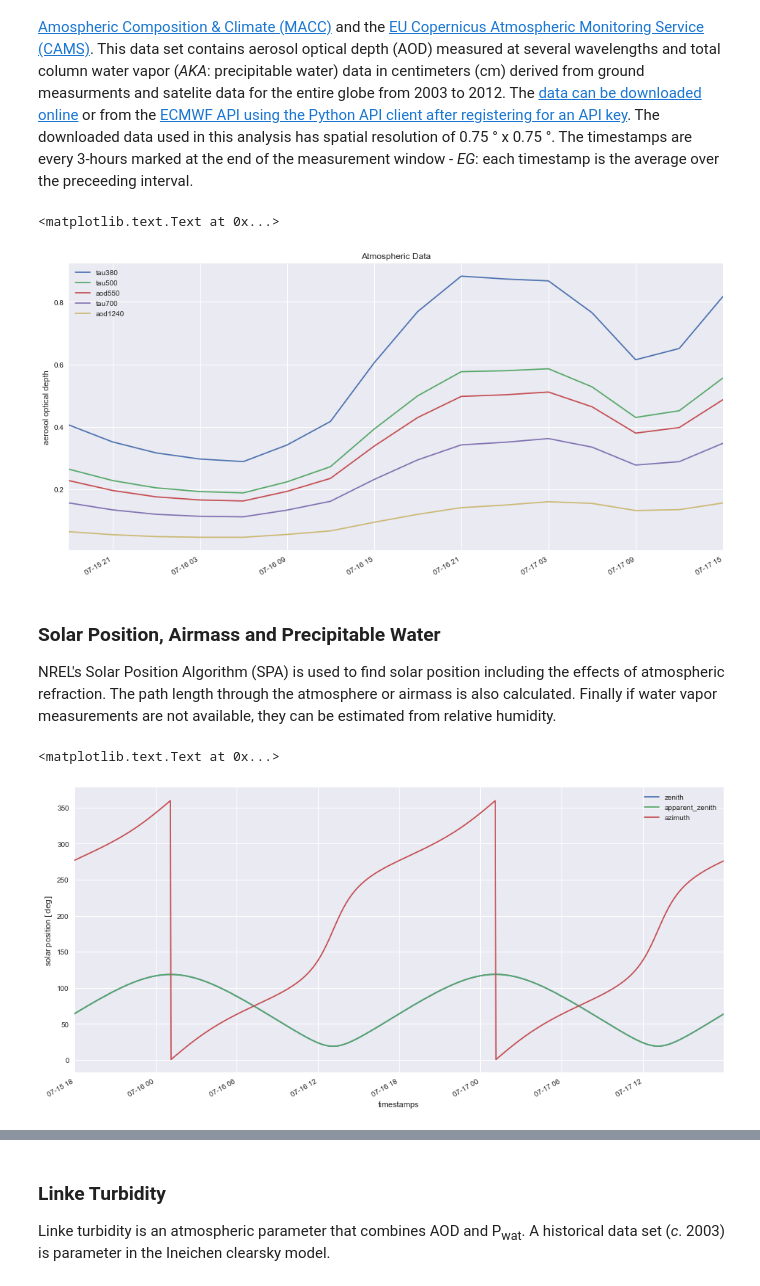
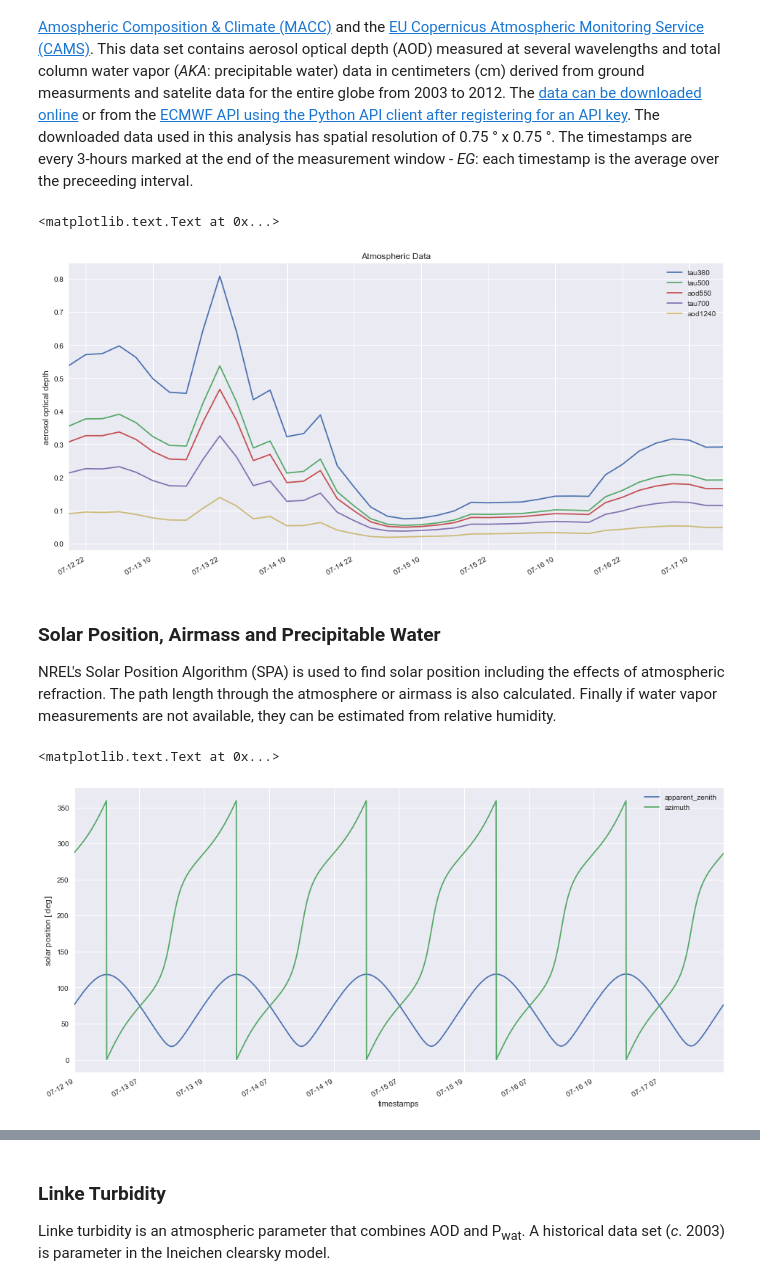
Before and after one commit to mikofski/pvsc44-clearsky-aod, a Jupyter notebook: PVSC-Clearsky-AOD.ipynb, the cells around one changed output, grey strips where cells are left out. Saved outputs shown, nothing was run; the diff lists cells and outputs as text; code cells hidden in the pictures.

```diff
--- a/PVSC-Clearsky-AOD.ipynb
+++ b/PVSC-Clearsky-AOD.ipynb
@@ -52,7 +52,7 @@ There are three additional sites, Alamosa-CO, Red Lake-AZ, Rutland-VT, and Wasco
 METADATA = pd.read_csv('metadata.csv', index_col=0)
 # %%
 # get SURFRAD data
-station_id = 'tbl'  # choose a station ID from the metadata list
+station_id = 'bon'  # choose a station ID from the metadata list
 
 # CONSTANTS
 DATADIR = 'surfrad'  # folder where SURFRAD data is stored relative to this file
@@ -108,13 +108,13 @@ STATION_ATM = pd.DataFrame(
 )
 # %%
 # plot some of the atmospheric data
-atm_data = STATION_ATM[['tau380', 'tau500', 'aod550', 'tau700', 'aod1240']]['2006-07-16':'2006-07-17']
-atm_data.tz_convert(METADATA['tz'][station_id]).plot()
+atm_data = STATION_ATM[['tau380', 'tau500', 'aod550', 'tau700', 'aod1240']]['2006-07-13':'2006-07-17']
+atm_data['2006-07-13':'2006-07-17'].tz_convert(METADATA['tz'][station_id]).plot()
 plt.title('Atmospheric Data')
 plt.ylabel('aerosol optical depth')
 # %% [output]
 <matplotlib.text.Text at 0x...>
-[figure, old version]
+[figure, new version]
 # %% [markdown]
 ### Solar Position, Airmass and Precipitable Water
 NREL's Solar Position Algorithm (SPA) is used to find solar position including the effects of atmospheric refraction. The path length through the atmosphere or airmass is also calculated. Finally if water vapor measurements are not available, they can be estimated from relative humidity.
@@ -140,10 +140,10 @@ SOLPOS.insert(8, 'pwat_calc', PWAT_CALC)
 SOLPOS.insert(9, 'etr', ETR)
 # %%
 # plot solar position for a day
-SOLPOS[['zenith', 'apparent_zenith', 'azimuth']]['2006-07-16':'2006-07-17'].tz_convert(METADATA['tz'][station_id]).plot()
+SOLPOS[['apparent_zenith', 'azimuth']]['2006-07-13':'2006-07-17'].tz_convert(METADATA['tz'][station_id]).plot()
 plt.ylabel('solar position $[\deg]$')
 # %% [output]
 <matplotlib.text.Text at 0x...>
-[figure, old version]
+[figure, new version]
 # %%
 # compare calculated solar position to SURFRAD
```
Also changed, not shown: parts of 15 cells of this notebook, 1 other file.
